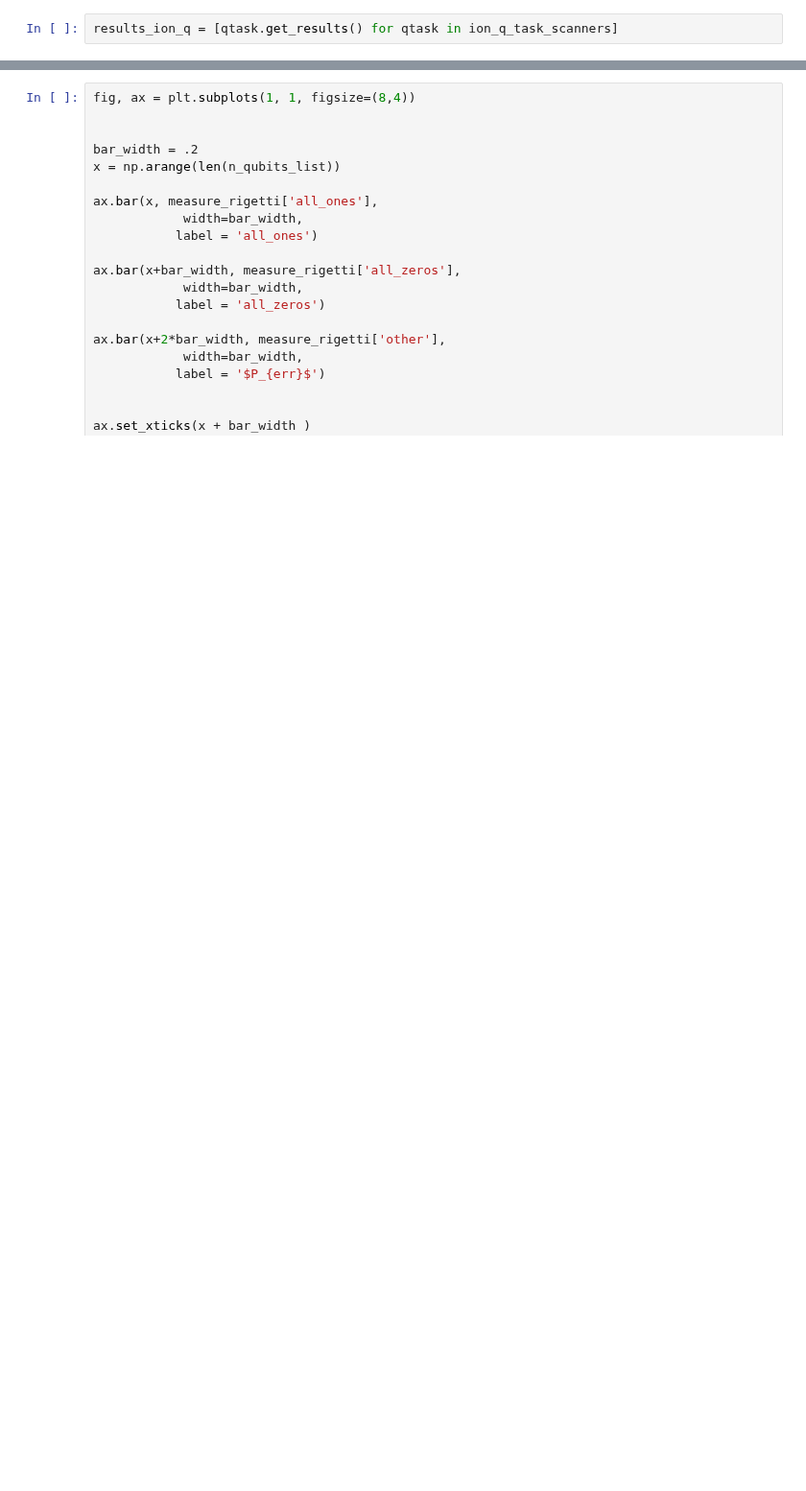
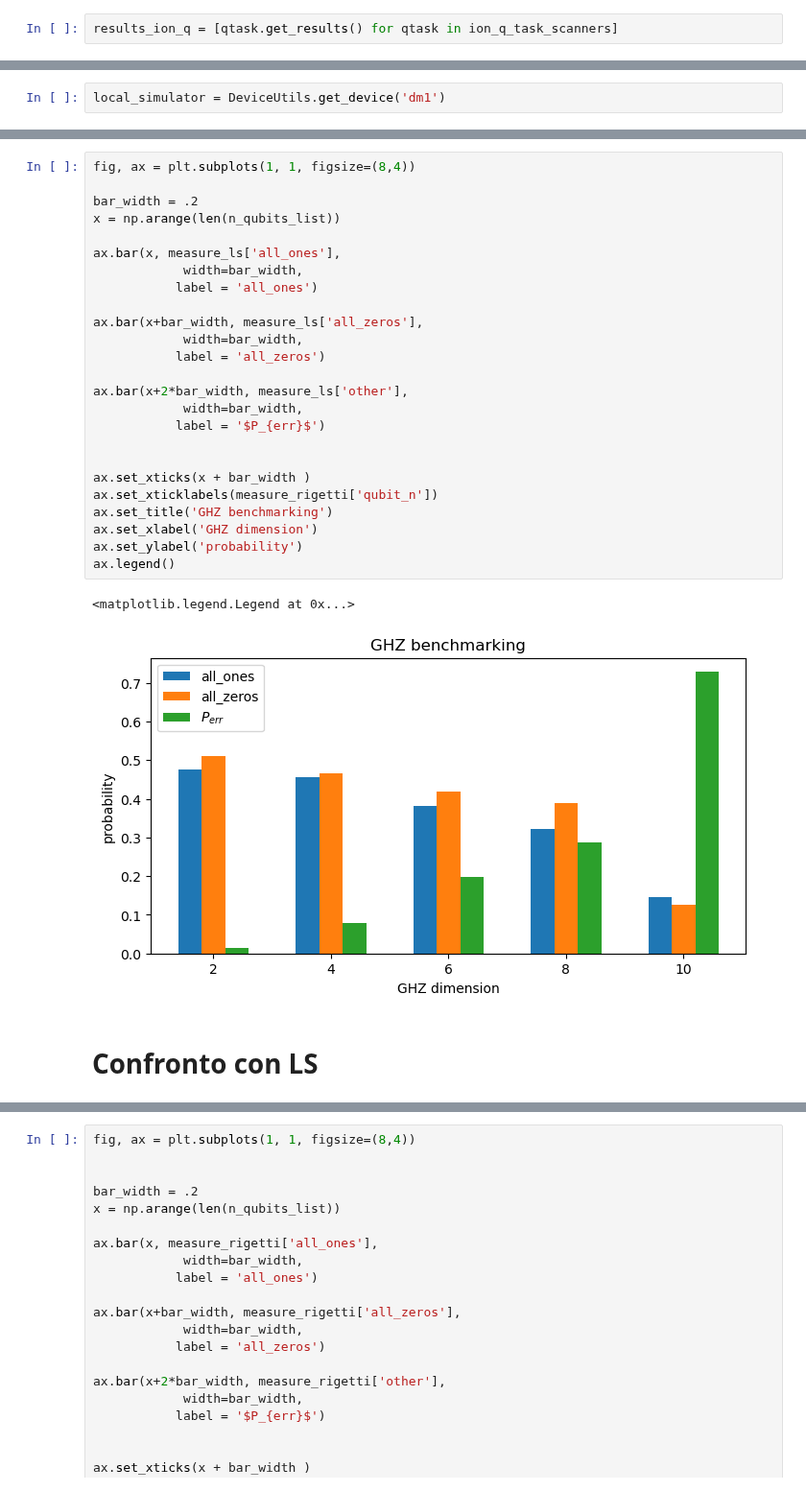
Before and after one commit to SwgAnno/QBench, a Jupyter notebook: RIGETTI VS IONQ/GHZ compensato.ipynb, the cells around one changed output, grey strips where cells are left out. Shown at 96% size. Cells and saved outputs as stored; diff of their text form; blank space fills up the shorter version.

```diff
--- a/RIGETTI VS IONQ/GHZ compensato.ipynb
+++ b/RIGETTI VS IONQ/GHZ compensato.ipynb
@@ -250,0 +301,2 @@ measure_rigetti
+# %%
+local_simulator = DeviceUtils.get_device('dm1')
@@ -250,0 +355,30 @@ measure_rigetti
+# %%
+fig, ax = plt.subplots(1, 1, figsize=(8,4))
+
+bar_width = .2
+x = np.arange(len(n_qubits_list))
+
+ax.bar(x, measure_ls['all_ones'],
+            width=bar_width,
+           label = 'all_ones')
+
+ax.bar(x+bar_width, measure_ls['all_zeros'],
+            width=bar_width,
+           label = 'all_zeros')
+
+ax.bar(x+2*bar_width, measure_ls['other'],
+            width=bar_width,
+           label = '$P_{err}$')
+
+
+ax.set_xticks(x + bar_width )
+ax.set_xticklabels(measure_rigetti['qubit_n'])
+ax.set_title('GHZ benchmarking')
+ax.set_xlabel('GHZ dimension')
+ax.set_ylabel('probability')
+ax.legend()
+# %% [output]
+<matplotlib.legend.Legend at 0x...>
+[figure, added]
+# %% [markdown]
+# Confronto con LS
```
Also changed, not shown: parts of 19 cells of this notebook, 2 other files.
